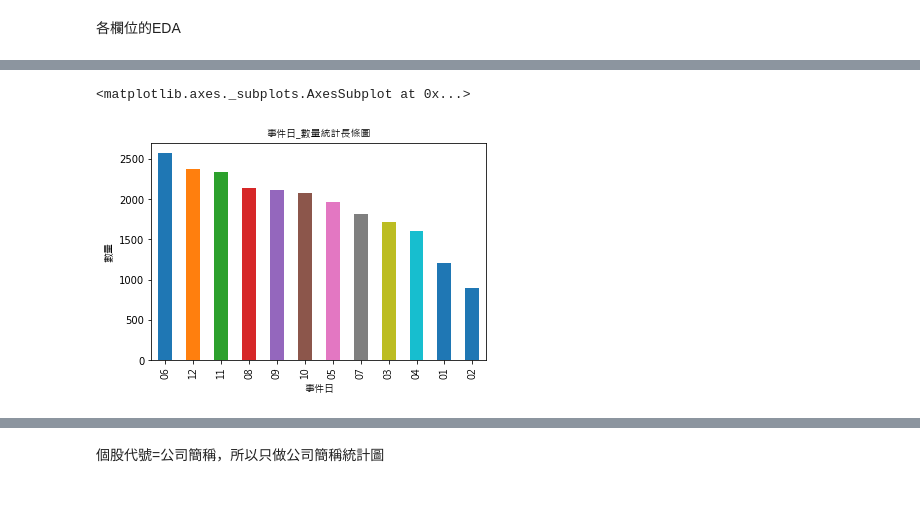
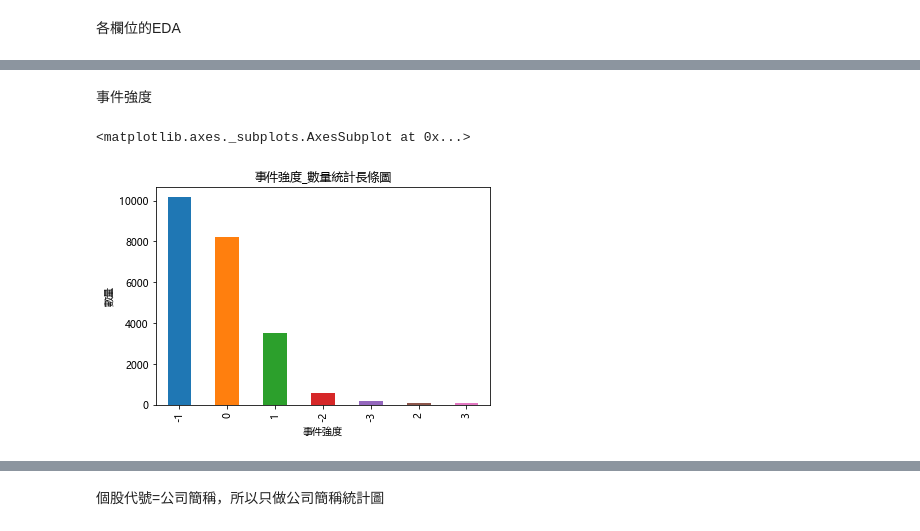
Before and after one commit to p314008dsa/Text-mining, a Jupyter notebook: Data/金融科技實作(EDA).ipynb, the cells around one changed output, grey strips where cells are left out. Drawn from its saved outputs; the diff is of its cells as text; code cells hidden in the pictures; blank space fills up the shorter version.

```diff
--- a/Data/金融科技實作(EDA).ipynb
+++ b/Data/金融科技實作(EDA).ipynb
@@ -150,0 +203,10 @@ df
+# %%
+strong=[]
+for i in range(0,len(df)):
+    if df.iloc[i,6]>0:
+        strong.append('positive')
+    else:
+        strong.append('negative')
+# %%
+df.insert(7, '強度分類', strong)
+df
@@ -163,3 +233,0 @@ for i in range(0,len(df)):
-# %%
-df=df.drop(columns=['事件日'])
-df.head()
@@ -173,3 +233,0 @@ df.head()
-# %%
-df.insert(2, 'Month', month)
-df
@@ -195,9 +234,10 @@ df
+# %% [markdown]
+事件強度
 # %%
-plt.xticks(fontproperties=myfont)
-plt.title("事件日_數量統計長條圖",fontproperties=myfont)
-plt.xlabel("事件日",fontproperties=myfont)
-plt.ylabel("數量",fontproperties=myfont)
-df.iloc[:,2].value_counts().plot.bar()
+plt.title("事件強度_數量統計長條圖")
+plt.xlabel("事件強度")
+plt.ylabel("數量")
+df.iloc[:,6].value_counts().plot.bar()
 # %% [output]
 <matplotlib.axes._subplots.AxesSubplot at 0x...>
-[figure, old version]
+[figure, new version]
```
Also changed, not shown: parts of 51 cells of this notebook.
